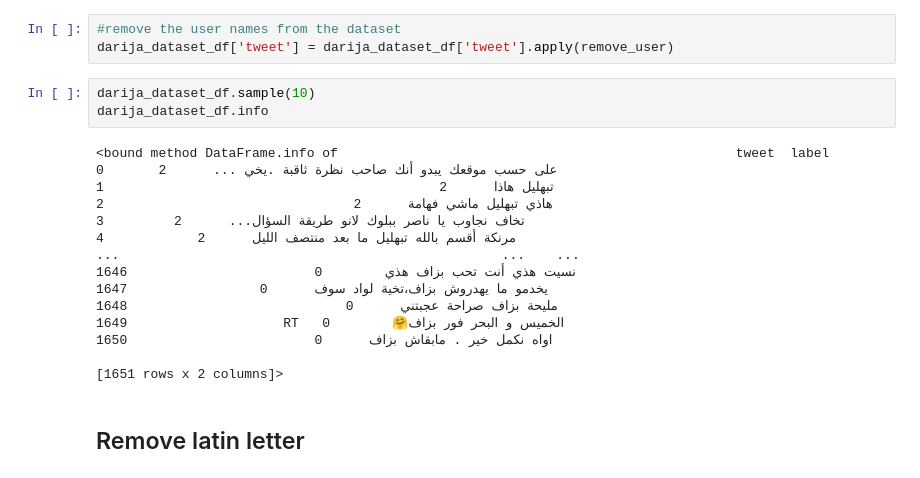
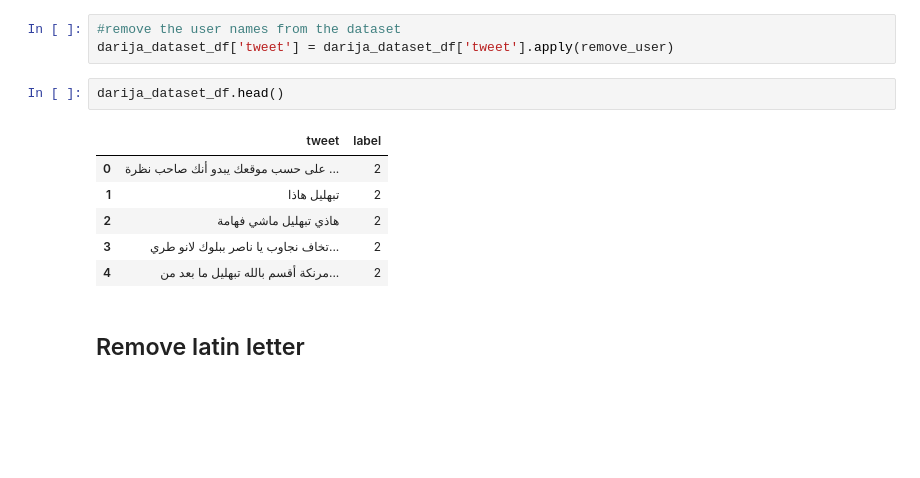
Before and after one commit to 1337-Artificial-Intelligence/hackai-2025, a Jupyter notebook: Notebooks/data_cleanup_tweet_dataset_darija.ipynb, the cells around one changed output. Drawn from its saved outputs; the diff is of its cells as text; blank space fills up the shorter version.

```diff
--- a/Notebooks/data_cleanup_tweet_dataset_darija.ipynb
+++ b/Notebooks/data_cleanup_tweet_dataset_darija.ipynb
@@ -87,24 +90,15 @@ def remove_user(tweet):
 # %%
 #remove the user names from the dataset
 darija_dataset_df['tweet'] = darija_dataset_df['tweet'].apply(remove_user)
-# %%
-darija_dataset_df.sample(10)
-darija_dataset_df.info
-# %% [output]
-<bound method DataFrame.info of                                                   tweet  label
-0       على حسب موقعك يبدو أنك صاحب نظرة ثاقبة .يخي ...      2
-1                                           تبهليل هاذا      2
-2                                هاذي تبهليل ماشي فهامة      2
-3         تخاف نجاوب يا ناصر ببلوك لانو طريقة السؤال...      2
-4            مرنكة أقسم بالله تبهليل ما بعد منتصف الليل      2
-...                                                 ...    ...
-1646                        نسيت هذي أنت تحب بزاف هذي        0
-1647                 يخدمو ما يهدروش بزاف،تخية لواد سوف      0
-1648                            مليحة بزاف صراحة عجبتني      0
-1649                    RT   الخميس و البحر فور بزاف🤗        0
-1650                        اواه نكمل خير . مابقاش بزاف      0
-
-[1651 rows x 2 columns]>
+# %%
+darija_dataset_df.head()
+# %% [output]
+|  | tweet | label |
+| 0 | على حسب موقعك يبدو أنك صاحب نظرة ... | 2 |
+| 1 | تبهليل هاذا | 2 |
+| 2 | هاذي تبهليل ماشي فهامة | 2 |
+| 3 | تخاف نجاوب يا ناصر ببلوك لانو طري... | 2 |
+| 4 | مرنكة أقسم بالله تبهليل ما بعد من... | 2 |
 # %% [markdown]
 ## Remove latin letter
 # %%
```
Also changed, not shown: parts of 10 cells of this notebook, 2 other files.
